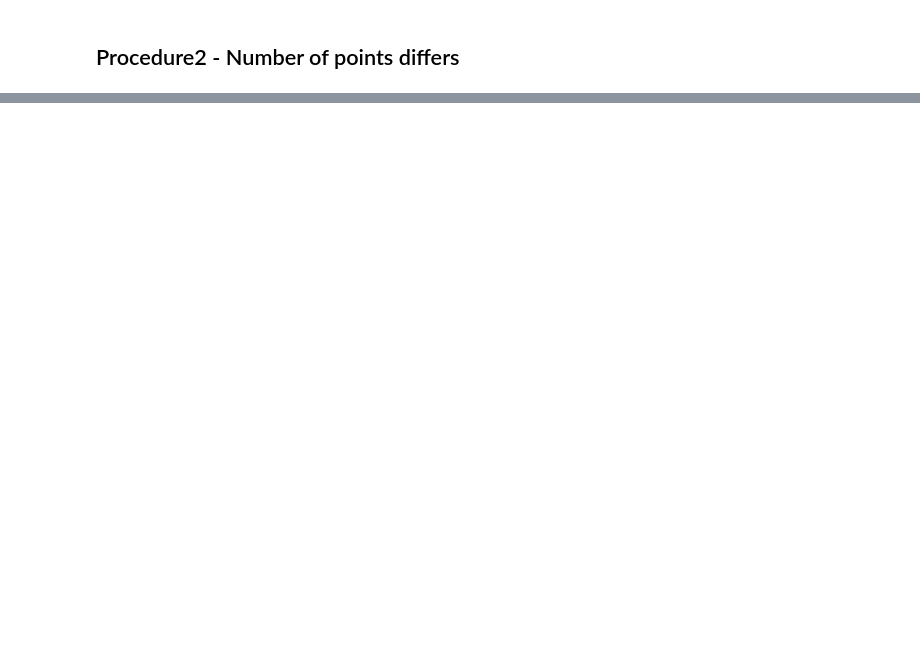
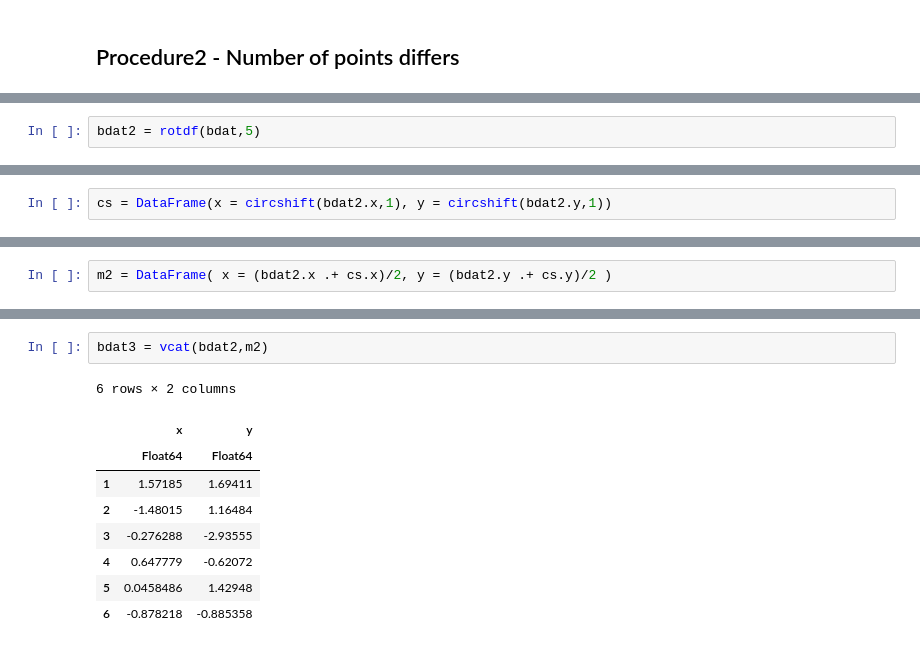
Before and after one commit to Yoshinobu-Ishizaki/shapefit2d, a Jupyter notebook: shapefit2d.ipynb, the cells around one changed output, grey strips where cells are left out. Drawn from its saved outputs; the diff is of its cells as text; blank space fills up the shorter version.

Commit message:
sample data 2

```diff
--- a/shapefit2d.ipynb
+++ b/shapefit2d.ipynb
@@ -174,0 +181,2 @@ org2
+# %%
+bdat2 = rotdf(bdat,5)
@@ -174,0 +190,2 @@ org2
+# %%
+cs = DataFrame(x = circshift(bdat2.x,1), y = circshift(bdat2.y,1))
@@ -174,0 +199,2 @@ org2
+# %%
+m2 = DataFrame( x = (bdat2.x .+ cs.x)/2, y = (bdat2.y .+ cs.y)/2 )
@@ -174,0 +208,12 @@ org2
+# %%
+bdat3 = vcat(bdat2,m2)
+# %% [output]
+6 rows × 2 columns
+|  | x | y |
+|  | Float64 | Float64 |
+| 1 | 1.57185 | 1.69411 |
+| 2 | -1.48015 | 1.16484 |
+| 3 | -0.276288 | -2.93555 |
+| 4 | 0.647779 | -0.62072 |
+| 5 | 0.0458486 | 1.42948 |
+| 6 | -0.878218 | -0.885358 |
```
Also changed, not shown: parts of 21 cells of this notebook.
